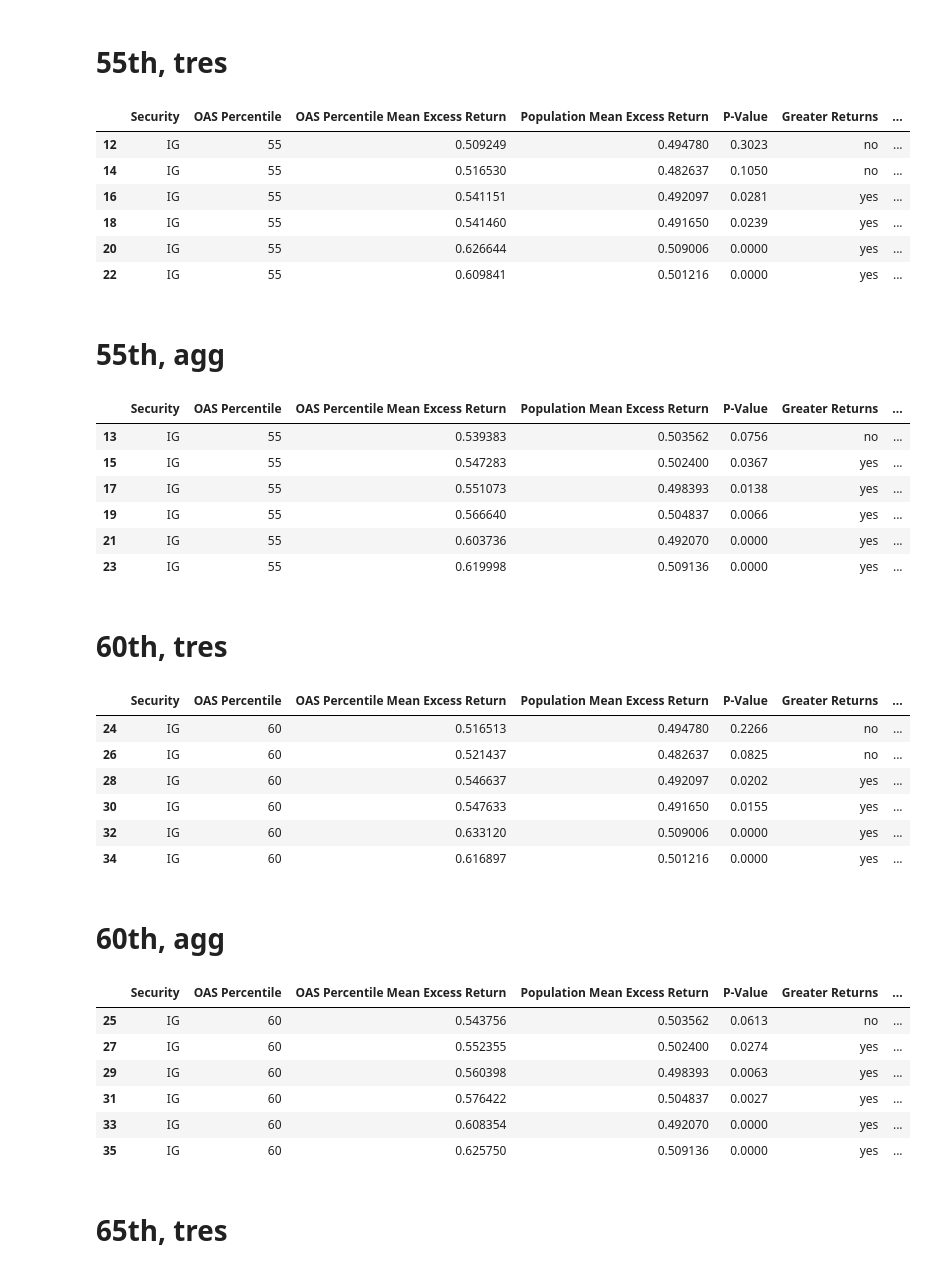
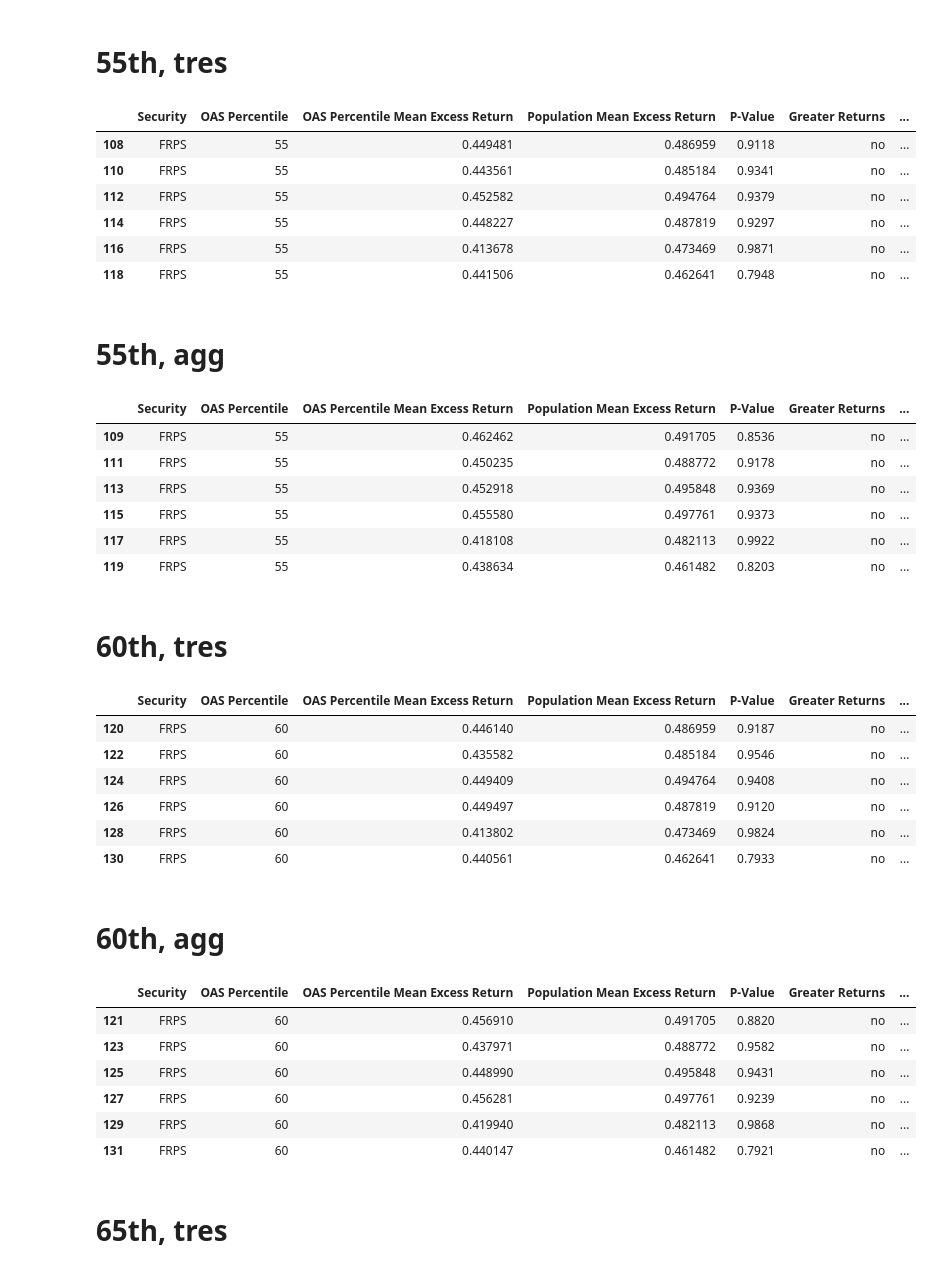
Before and after one commit to valazeinali/BoydWatterson, a Jupyter notebook: BoydWatterson/T-Test Analysis/P-Value And Excess Return Maker.ipynb, the cells around one changed output. Saved outputs shown, nothing was run; the diff lists cells and outputs as text; code cells hidden in the pictures.

```diff
--- a/BoydWatterson/T-Test Analysis/P-Value And Excess Return Maker.ipynb
+++ b/BoydWatterson/T-Test Analysis/P-Value And Excess Return Maker.ipynb
@@ -126,0 +18,11 @@ fig.show()
+# %%
+# Got the data from T-tests_Hyp3_Calculations.ipynb
+
+# Sheet_Name, not WB
+df_EM = pd.read_excel('Hyp_3_matrix.xlsx', sheet_name="FRPS")
+#df_EM = pd.read_excel('Hyp_3_matrix.xlsx', wb = "EM")
+#df_CEM = pd.read_excel('Hyp_3_matrix.xlsx', wb = "CEM")
+#df_EM = pd.read_excel('Hyp_3_matrix.xlsx', wb = "EM")
+#df_EM = pd.read_excel('Hyp_3_matrix.xlsx', wb = "EM")
+#df_EM = pd.read_excel('Hyp_3_matrix.xlsx', wb = "EM")
+#df_EM = pd.read_excel('Hyp_3_matrix.xlsx', wb = "EM")
@@ -128,58 +352,58 @@ fig.show()
 # 55th, tres
 # %%
 # Selecting all rows where we are 55th percentile and benchmark is tres.
-df_IG_55_tres = df_IG[(df_IG["OAS Percentile"] == 55)& (df_IG['Benchmark'] == 'tres')]
-df_IG_55_tres.head(6)
+df_EM_55_tres = df_EM[(df_EM["OAS Percentile"] == 55)& (df_EM['Benchmark'] == 'tres')]
+df_EM_55_tres.head(6)
 # %% [output]
 |  | Security | OAS Percentile | OAS Percentile Mean Excess Return | Population Mean Excess Return | P-Value | Greater Returns | ... |
-| 12 | IG | 55 | 0.509249 | 0.494780 | 0.3023 | no | ... |
-| 14 | IG | 55 | 0.516530 | 0.482637 | 0.1050 | no | ... |
-| 16 | IG | 55 | 0.541151 | 0.492097 | 0.0281 | yes | ... |
-| 18 | IG | 55 | 0.541460 | 0.491650 | 0.0239 | yes | ... |
-| 20 | IG | 55 | 0.626644 | 0.509006 | 0.0000 | yes | ... |
-| 22 | IG | 55 | 0.609841 | 0.501216 | 0.0000 | yes | ... |
+| 108 | FRPS | 55 | 0.449481 | 0.486959 | 0.9118 | no | ... |
+| 110 | FRPS | 55 | 0.443561 | 0.485184 | 0.9341 | no | ... |
+| 112 | FRPS | 55 | 0.452582 | 0.494764 | 0.9379 | no | ... |
+| 114 | FRPS | 55 | 0.448227 | 0.487819 | 0.9297 | no | ... |
+| 116 | FRPS | 55 | 0.413678 | 0.473469 | 0.9871 | no | ... |
+| 118 | FRPS | 55 | 0.441506 | 0.462641 | 0.7948 | no | ... |
 # %% [markdown]
 # 55th, agg
 # %%
 # Selecting all rows where we are 55th percentile and benchmark is agg.
-df_IG_55_agg = df_IG[(df_IG["OAS Percentile"] == 55)& (df_IG['Benchmark'] == 'agg')]
-df_IG_55_agg.head(6)
+df_EM_55_agg = df_EM[(df_EM["OAS Percentile"] == 55)& (df_EM['Benchmark'] == 'agg')]
+df_EM_55_agg.head(6)
 # %% [output]
 |  | Security | OAS Percentile | OAS Percentile Mean Excess Return | Population Mean Excess Return | P-Value | Greater Returns | ... |
-| 13 | IG | 55 | 0.539383 | 0.503562 | 0.0756 | no | ... |
-| 15 | IG | 55 | 0.547283 | 0.502400 | 0.0367 | yes | ... |
-| 17 | IG | 55 | 0.551073 | 0.498393 | 0.0138 | yes | ... |
-| 19 | IG | 55 | 0.566640 | 0.504837 | 0.0066 | yes | ... |
-| 21 | IG | 55 | 0.603736 | 0.492070 | 0.0000 | yes | ... |
-| 23 | IG | 55 | 0.619998 | 0.509136 | 0.0000 | yes | ... |
+| 109 | FRPS | 55 | 0.462462 | 0.491705 | 0.8536 | no | ... |
+| 111 | FRPS | 55 | 0.450235 | 0.488772 | 0.9178 | no | ... |
+| 113 | FRPS | 55 | 0.452918 | 0.495848 | 0.9369 | no | ... |
+| 115 | FRPS | 55 | 0.455580 | 0.497761 | 0.9373 | no | ... |
+| 117 | FRPS | 55 | 0.418108 | 0.482113 | 0.9922 | no | ... |
+| 119 | FRPS | 55 | 0.438634 | 0.461482 | 0.8203 | no | ... |
 # %% [markdown]
 # 60th, tres
 # %%
 # Selecting all rows where we are 60th percentile and benchmark is tres.
-df_IG_60_tres = df_IG[(df_IG["OAS Percentile"] == 60)& (df_IG['Benchmark'] == 'tres')]
-df_IG_60_tres.head(6)
+df_EM_60_tres = df_EM[(df_EM["OAS Percentile"] == 60)& (df_EM['Benchmark'] == 'tres')]
+df_EM_60_tres.head(6)
 # %% [output]
 |  | Security | OAS Percentile | OAS Percentile Mean Excess Return | Population Mean Excess Return | P-Value | Greater Returns | ... |
-| 24 | IG | 60 | 0.516513 | 0.494780 | 0.2266 | no | ... |
-| 26 | IG | 60 | 0.521437 | 0.482637 | 0.0825 | no | ... |
-| 28 | IG | 60 | 0.546637 | 0.492097 | 0.0202 | yes | ... |
-| 30 | IG | 60 | 0.547633 | 0.491650 | 0.0155 | yes | ... |
-| 32 | IG | 60 | 0.633120 | 0.509006 | 0.0000 | yes | ... |
-| 34 | IG | 60 | 0.616897 | 0.501216 | 0.0000 | yes | ... |
+| 120 | FRPS | 60 | 0.446140 | 0.486959 | 0.9187 | no | ... |
+| 122 | FRPS | 60 | 0.435582 | 0.485184 | 0.9546 | no | ... |
+| 124 | FRPS | 60 | 0.449409 | 0.494764 | 0.9408 | no | ... |
+| 126 | FRPS | 60 | 0.449497 | 0.487819 | 0.9120 | no | ... |
+| 128 | FRPS | 60 | 0.413802 | 0.473469 | 0.9824 | no | ... |
+| 130 | FRPS | 60 | 0.440561 | 0.462641 | 0.7933 | no | ... |
 # %% [markdown]
 # 60th, agg
 # %%
 # Selecting all rows where we are 60th percentile and benchmark is agg.
-df_IG_60_agg = df_IG[(df_IG["OAS Percentile"] == 60)& (df_IG['Benchmark'] == 'agg')]
-df_IG_60_agg.head(6)
+df_EM_60_agg = df_EM[(df_EM["OAS Percentile"] == 60)& (df_EM['Benchmark'] == 'agg')]
+df_EM_60_agg.head(6)
 # %% [output]
 |  | Security | OAS Percentile | OAS Percentile Mean Excess Return | Population Mean Excess Return | P-Value | Greater Returns | ... |
-| 25 | IG | 60 | 0.543756 | 0.503562 | 0.0613 | no | ... |
-| 27 | IG | 60 | 0.552355 | 0.502400 | 0.0274 | yes | ... |
-| 29 | IG | 60 | 0.560398 | 0.498393 | 0.0063 | yes | ... |
-| 31 | IG | 60 | 0.576422 | 0.504837 | 0.0027 | yes | ... |
-| 33 | IG | 60 | 0.608354 | 0.492070 | 0.0000 | yes | ... |
-| 35 | IG | 60 | 0.625750 | 0.509136 | 0.0000 | yes | ... |
+| 121 | FRPS | 60 | 0.456910 | 0.491705 | 0.8820 | no | ... |
+| 123 | FRPS | 60 | 0.437971 | 0.488772 | 0.9582 | no | ... |
+| 125 | FRPS | 60 | 0.448990 | 0.495848 | 0.9431 | no | ... |
+| 127 | FRPS | 60 | 0.456281 | 0.497761 | 0.9239 | no | ... |
+| 129 | FRPS | 60 | 0.419940 | 0.482113 | 0.9868 | no | ... |
+| 131 | FRPS | 60 | 0.440147 | 0.461482 | 0.7921 | no | ... |
 # %% [markdown]
 # 65th, tres
 # %%
```
Also changed, not shown: parts of 94 cells of this notebook.
